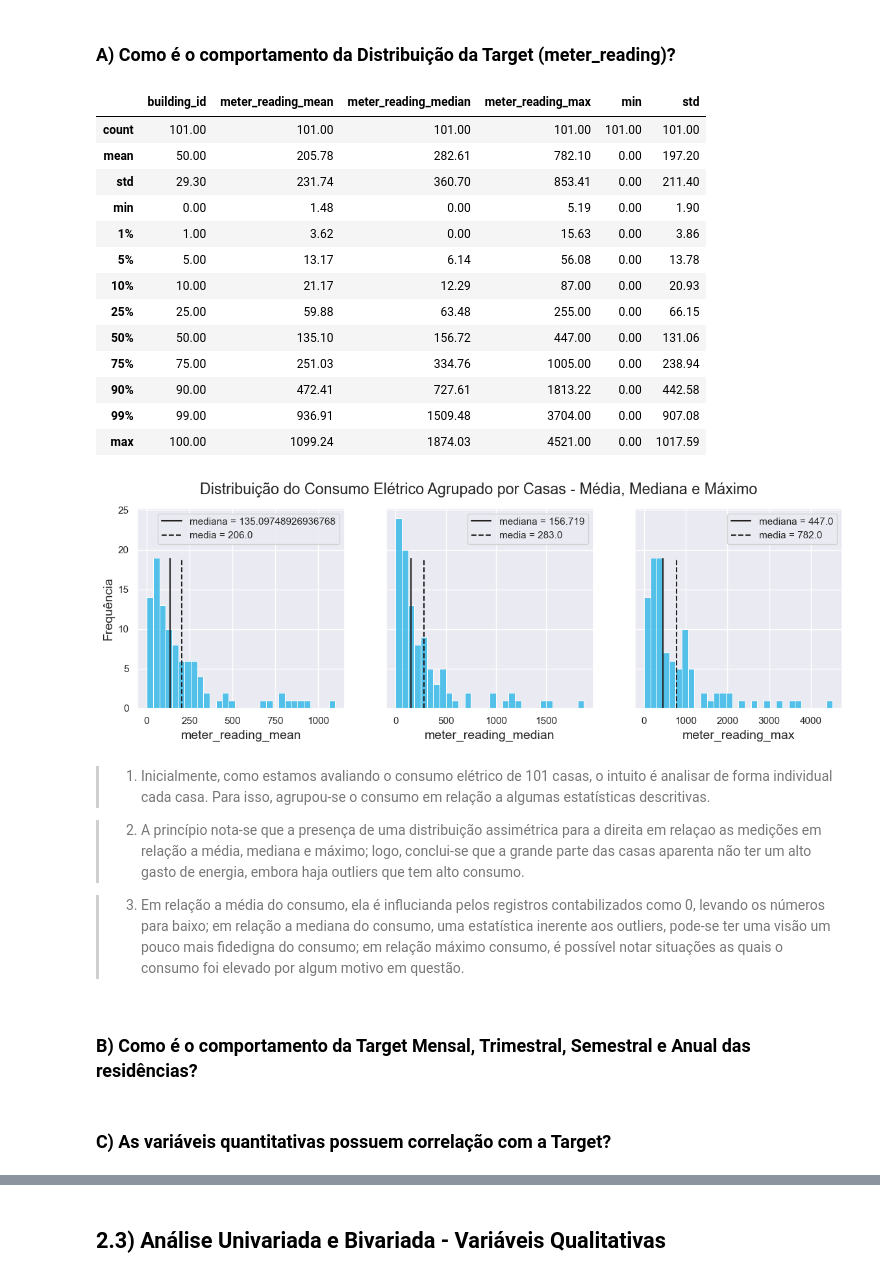
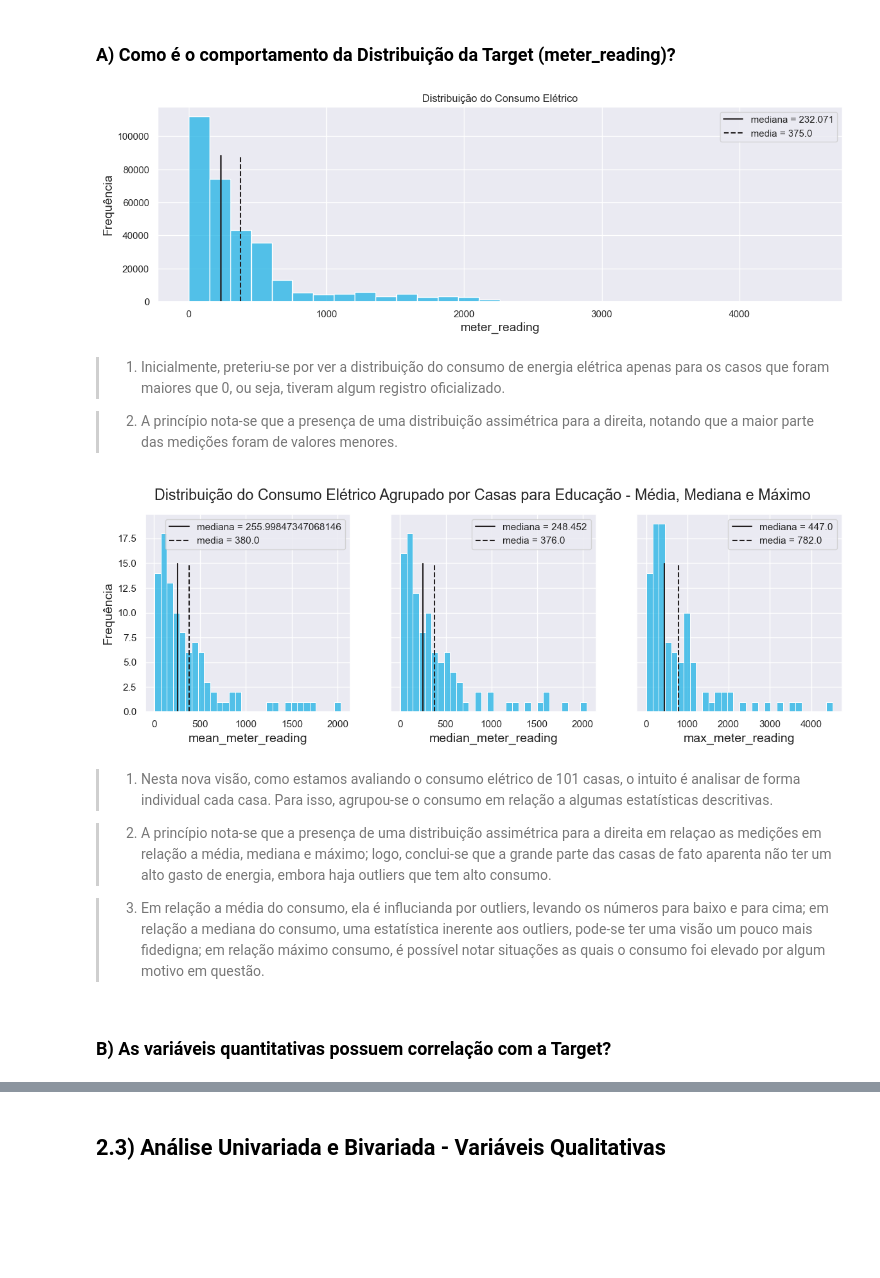
Before and after one commit to leonardovargas10/Modelo_Forecasting_Consumo_Energia, a Jupyter notebook: Modelo_Predicao_Consumo_Energia.ipynb, the cells around one changed output, grey strips where cells are left out. Drawn from its saved outputs; the diff is of its cells as text; code cells hidden in the pictures; blank space fills up the shorter version.

```diff
--- a/Modelo_Predicao_Consumo_Energia.ipynb
+++ b/Modelo_Predicao_Consumo_Energia.ipynb
@@ -841,57 +859,53 @@ display(df_valid.head())
 ## 2.2) Análise Univariada e Bivariada - Variáveis Contínuas
 # %% [markdown]
 ###  A) Como é o comportamento da Distribuição da Target (meter_reading)?
+# %%
+plota_histograma(
+    ['meter_reading'],
+    df_train.loc[df_train['meter_reading'] > 0],
+    1,
+    1,
+    'Distribuição do Consumo Elétrico'
+)
+# %% [output]
+[figure, added]
+# %% [markdown]
+> 1. Inicialmente, preteriu-se por ver a distribuição do consumo de energia elétrica apenas para os casos que foram maiores que 0, ou seja, tiveram algum registro oficializado.
+
+> 2. A princípio nota-se que a presença de uma distribuição assimétrica para a direita, notando que a maior parte das medições foram de valores menores.
 # %%
-df_train_grouped = (
+df_train_grouped_education = (
     df_train
+        .loc[df_train['meter_reading'] > 0]
         .groupby('building_id')
         ['meter_reading']
         .agg([
             'mean',
             'median',
-            'max',
-            'min',
-            'std'
+            'max'
         ])
         .rename({
-            'mean':'meter_reading_mean',
-            'median':'meter_reading_median',
-            'max':'meter_reading_max'
+            'mean':'mean_meter_reading',
+            'median':'median_meter_reading',
+            'max':'max_meter_reading'
         }, axis = 1)
         .reset_index()
     )
 
 plota_histograma(
-    ['meter_reading_mean', 'meter_reading_median', 'meter_reading_max'],
-    df_train_grouped,
+    ['mean_meter_reading', 'median_meter_reading', 'max_meter_reading'],
+    df_train_grouped_education,
     1,
     3,
-    'Distribuição do Consumo Elétrico Agrupado por Casas - Média, Mediana e Máximo'
+    'Distribuição do Consumo Elétrico Agrupado por Casas para Educação - Média, Mediana e Máximo'
 )
-df_train_grouped.describe(percentiles= [0.01, 0.05, 0.1, 0.25, 0.50, 0.75, 0.90, 0.99])
 # %% [output]
-|  | building_id | meter_reading_mean | meter_reading_median | meter_reading_max | min | std |
-| count | 101.00 | 101.00 | 101.00 | 101.00 | 101.00 | 101.00 |
-| mean | 50.00 | 205.78 | 282.61 | 782.10 | 0.00 | 197.20 |
-| std | 29.30 | 231.74 | 360.70 | 853.41 | 0.00 | 211.40 |
-| min | 0.00 | 1.48 | 0.00 | 5.19 | 0.00 | 1.90 |
-| 1% | 1.00 | 3.62 | 0.00 | 15.63 | 0.00 | 3.86 |
-| 5% | 5.00 | 13.17 | 6.14 | 56.08 | 0.00 | 13.78 |
-| 10% | 10.00 | 21.17 | 12.29 | 87.00 | 0.00 | 20.93 |
-| 25% | 25.00 | 59.88 | 63.48 | 255.00 | 0.00 | 66.15 |
-| 50% | 50.00 | 135.10 | 156.72 | 447.00 | 0.00 | 131.06 |
-| 75% | 75.00 | 251.03 | 334.76 | 1005.00 | 0.00 | 238.94 |
-| 90% | 90.00 | 472.41 | 727.61 | 1813.22 | 0.00 | 442.58 |
-| 99% | 99.00 | 936.91 | 1509.48 | 3704.00 | 0.00 | 907.08 |
-| max | 100.00 | 1099.24 | 1874.03 | 4521.00 | 0.00 | 1017.59 |
-[figure, old version]
+[figure, new version]
 # %% [markdown]
-> 1. Inicialmente, como estamos avaliando o consumo elétrico de 101 casas, o intuito é analisar de forma individual cada casa. Para isso, agrupou-se o consumo em relação a algumas estatísticas descritivas.
+> 1. Nesta nova visão, como estamos avaliando o consumo elétrico de 101 casas, o intuito é analisar de forma individual cada casa. Para isso, agrupou-se o consumo em relação a algumas estatísticas descritivas.
 
-> 2. A princípio nota-se que a presença de uma distribuição assimétrica para a direita em relaçao as medições em relação a média, mediana e máximo; logo, conclui-se que a grande parte das casas aparenta não ter um alto gasto de energia, embora haja outliers que tem alto consumo.
+> 2. A princípio nota-se que a presença de uma distribuição assimétrica para a direita em relaçao as medições em relação a média, mediana e máximo; logo, conclui-se que a grande parte das casas de fato aparenta não ter um alto gasto de energia, embora haja outliers que tem alto consumo.
 
-> 3. Em relação a média do consumo, ela é influcianda pelos registros contabilizados como 0, levando os números para baixo; em relação a mediana do consumo, uma estatística inerente aos outliers, pode-se ter uma visão um pouco mais fidedigna do consumo; em relação máximo consumo, é possível notar situações as quais o consumo foi elevado por algum motivo em questão.
+> 3. Em relação a média do consumo, ela é influcianda por outliers, levando os números para baixo e para cima; em relação a mediana do consumo, uma estatística inerente aos outliers, pode-se ter uma visão um pouco mais fidedigna; em relação máximo consumo, é possível notar situações as quais o consumo foi elevado por algum motivo em questão.
-# %% [markdown]
-### B) Como é o comportamento da Target Mensal, Trimestral, Semestral e Anual das residências?
 # %% [markdown]
-### C) As variáveis quantitativas possuem correlação com a Target?
+### B) As variáveis quantitativas possuem correlação com a Target?
```
Also changed, not shown: parts of 25 cells of this notebook.
